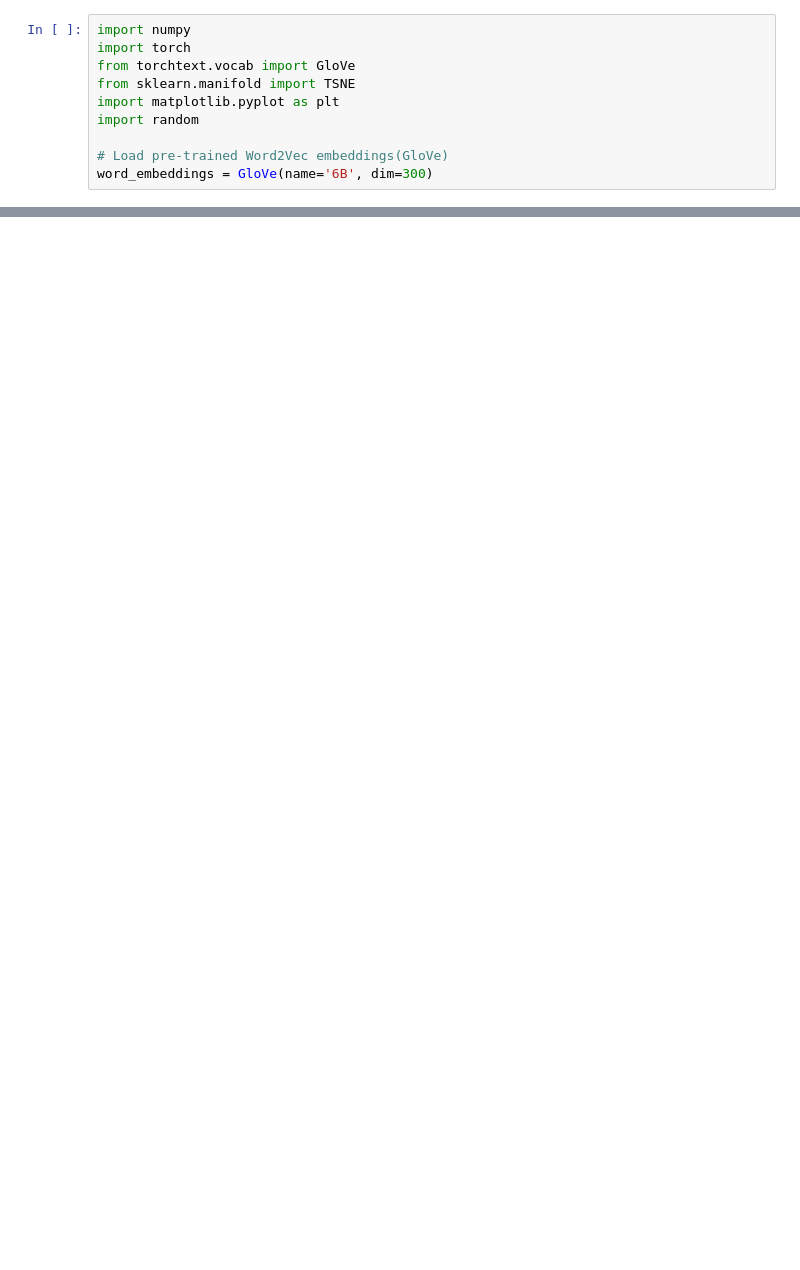
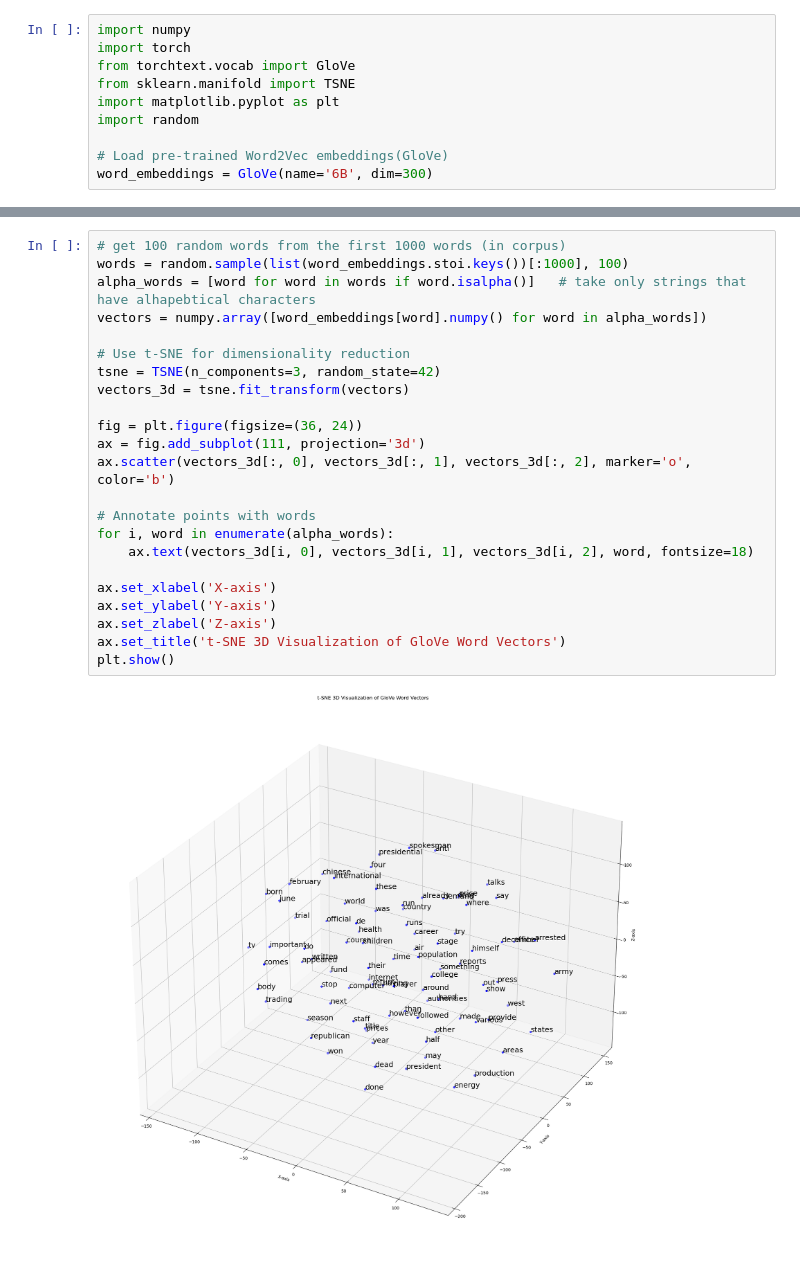
Before and after one commit to Ardakacd/early-alzhemir-detection, a Jupyter notebook: word-embedding-tsne-example.ipynb, the cells around one changed output, grey strips where cells are left out. Saved outputs shown, nothing was run; the diff lists cells and outputs as text; blank space fills up the shorter version.

```diff
--- a/word-embedding-tsne-example.ipynb
+++ b/word-embedding-tsne-example.ipynb
@@ -69,0 +94,25 @@ plt.show()
+# %%
+# get 100 random words from the first 1000 words (in corpus)
+words = random.sample(list(word_embeddings.stoi.keys())[:1000], 100)
+alpha_words = [word for word in words if word.isalpha()]   # take only strings that have alhapebtical characters
+vectors = numpy.array([word_embeddings[word].numpy() for word in alpha_words])
+
+# Use t-SNE for dimensionality reduction
+tsne = TSNE(n_components=3, random_state=42)
+vectors_3d = tsne.fit_transform(vectors)
+
+fig = plt.figure(figsize=(36, 24))
+ax = fig.add_subplot(111, projection='3d')
+ax.scatter(vectors_3d[:, 0], vectors_3d[:, 1], vectors_3d[:, 2], marker='o', color='b')
+
+# Annotate points with words
+for i, word in enumerate(alpha_words):
+    ax.text(vectors_3d[i, 0], vectors_3d[i, 1], vectors_3d[i, 2], word, fontsize=18)
+
+ax.set_xlabel('X-axis')
+ax.set_ylabel('Y-axis')
+ax.set_zlabel('Z-axis')
+ax.set_title('t-SNE 3D Visualization of GloVe Word Vectors')
+plt.show()
+# %% [output]
+[figure, added]
```
Also changed, not shown: parts of 4 cells of this notebook.
